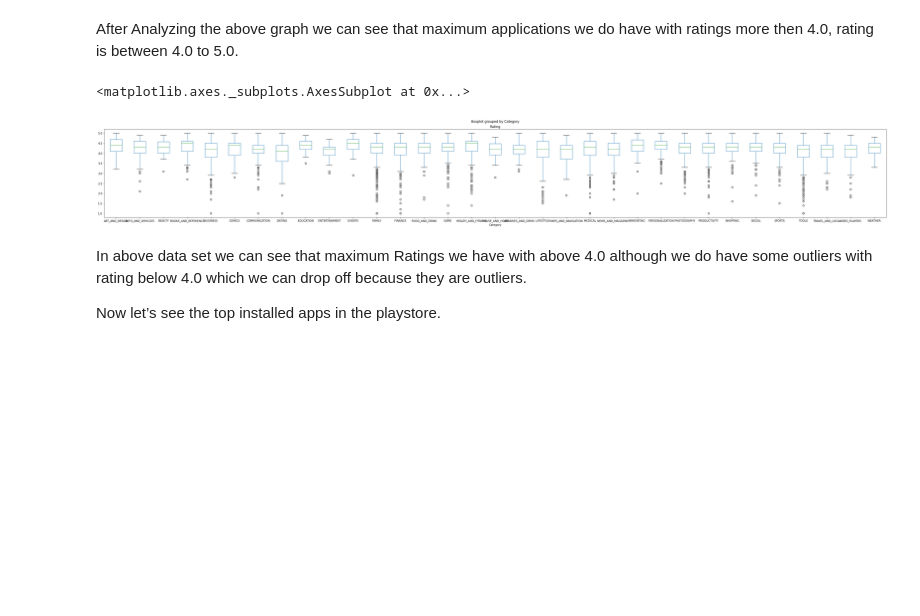
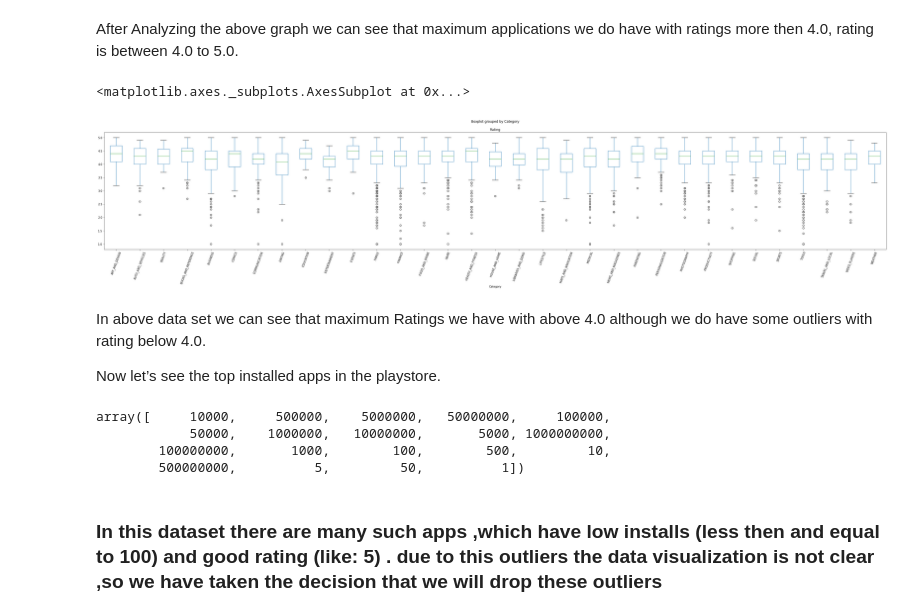
Before and after one commit to MadhurAwasthi/Play_Store-EDA, a Jupyter notebook: Play_Store_App_Review_Analysis_Capstone_Project.ipynb, the cells around one changed output. Cells and saved outputs as stored; diff of their text form; code cells hidden in the pictures; blank space fills up the shorter version.

```diff
--- a/Play_Store_App_Review_Analysis_Capstone_Project.ipynb
+++ b/Play_Store_App_Review_Analysis_Capstone_Project.ipynb
@@ -40,7 +40,7 @@ Mounted at /content/drive
 # %%
 # Loading the dataset as a pandas data frame.
-playstore_df = pd.read_csv('/content/drive/MyDrive/CAPSTON PROJECT EDA/Google-play-EDA/Play Store Data.csv')
-review_df=pd.read_csv('/content/drive/MyDrive/CAPSTON PROJECT EDA/Google-play-EDA/User Reviews.csv')
+playstore_df = pd.read_csv('/content/drive/MyDrive/CAPSTON PROJECT EDA/CAPSTON PROJECT EDA/Play Store Data.csv')
+review_df=pd.read_csv('/content/drive/MyDrive/CAPSTON PROJECT EDA/CAPSTON PROJECT EDA/User Reviews.csv')
 # %% [markdown]
 ##**Exploring the data**  : In this section we will explore the data and take a glance of the data
 # %% [markdown]
@@ -207,6 +207,6 @@ playstore_df.duplicated(subset=['App','Rating']).sum()
 # %%
 # now let us remove these duplicates
-playstore_df.drop_duplicates(subset=['App','Rating'],keep='last',inplace=True)
+playstore_df.drop_duplicates(subset=['App','Rating', 'Category'],keep='last',inplace=True)
 # %%
 # we have seen that "Rating" column consists of huge amount of null values let us check it further
 playstore_df[playstore_df['Rating'].isna()].count()
@@ -549,11 +548,21 @@ playstore_df['Rating'].hist()
 # %% [markdown]
 After Analyzing the above graph we can see that maximum applications we do have with ratings more then 4.0, rating is between 4.0 to 5.0.
 # %%
-playstore_df.boxplot(by ='Category', column =['Rating'], grid = False, figsize=(50,6))
+playstore_df.boxplot(by ='Category', column =['Rating'], grid = False, figsize=(50,8),rot=70)
 # %% [output]
 <matplotlib.axes._subplots.AxesSubplot at 0x...>
-[figure, old version]
+[figure, new version]
 # %% [markdown]
-In above data set we can see that maximum Ratings we have with above 4.0 although we do have some outliers with rating below 4.0 which we can drop off  because they are outliers.
+In above data set we can see that maximum Ratings we have with above 4.0 although we do have some outliers with rating below 4.0.
 
 Now let’s see the top installed apps in the playstore.
+# %%
+#Find unique values in the installs
+playstore_df.Installs.unique()
+# %% [output]
+array([     10000,     500000,    5000000,   50000000,     100000,
+            50000,    1000000,   10000000,       5000, 1000000000,
+        100000000,       1000,        100,        500,         10,
+        500000000,          5,         50,          1])
+# %% [markdown]
+### In this dataset there are many such apps ,which have low installs (less then and equal to 100) and good rating (like: 5) . due to this outliers the data visualization is not clear ,so we have taken the decision that we will drop these outliers
```
Also changed, not shown: parts of 32 cells of this notebook.
